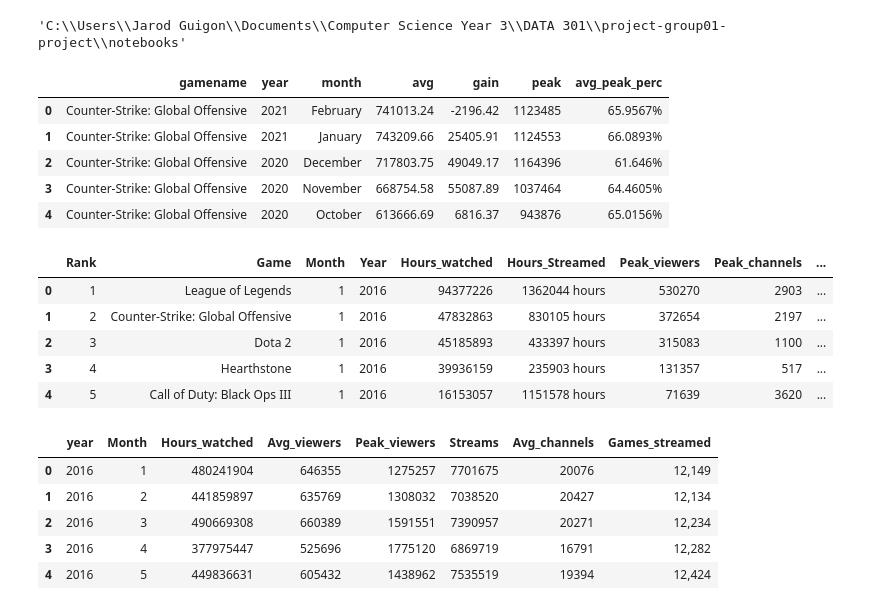
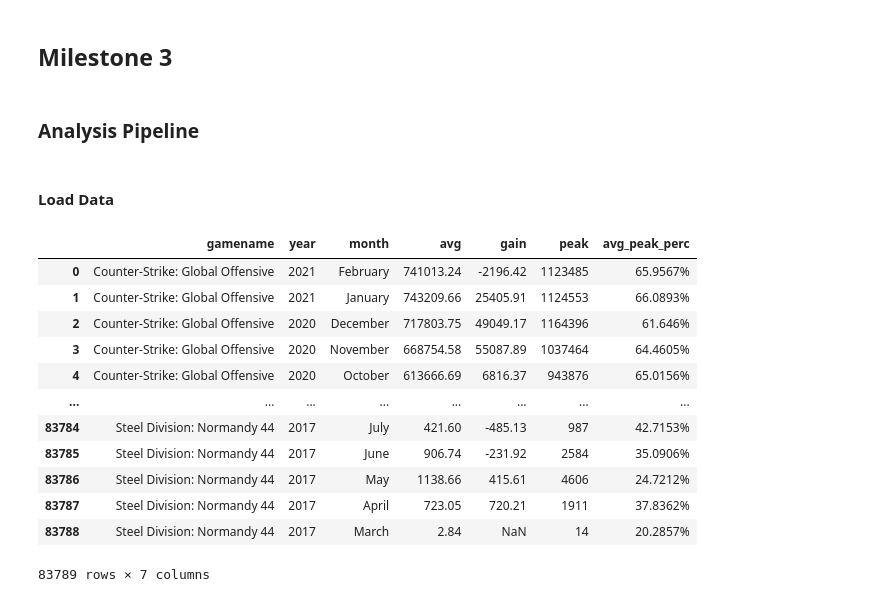
Before and after one commit to data301-2021-winter1/project-group01-project, a Jupyter notebook: notebooks/analysis1.ipynb, the cells around one changed output. Drawn from its saved outputs; the diff is of its cells as text; code cells hidden in the pictures.

Commit message:
Made some progress on milestone 3.-Jarod Guigon

```diff
--- a/notebooks/analysis1.ipynb
+++ b/notebooks/analysis1.ipynb
@@ -10,4 +8,4 @@ import pandas as pd
-# %%
-pwd
-# %% [output]
-'C:\\Users\\Jarod Guigon\\Documents\\Computer Science Year 3\\DATA 301\\project-group01-project\\notebooks'
+# %% [markdown]
+## Milestone 3
+# %% [markdown]
+### Analysis Pipeline
@@ -14,30 +17,21 @@ pwd
+# %% [markdown]
+#### Load Data
 # %%
 chord1 = pd.read_csv('../data/raw/SteamCharts.csv', encoding='latin')
-chord1.head()
+chord2 = pd.read_csv('../data/raw/Twitch_game_data.csv', encoding='latin')
+chord3 = pd.read_csv('../data/raw/Twitch_global_data.csv', encoding='latin')
+chord1
 # %% [output]
 |  | gamename | year | month | avg | gain | peak | avg_peak_perc |
 | 0 | Counter-Strike: Global Offensive | 2021 | February | 741013.24 | -2196.42 | 1123485 | 65.9567% |
 | 1 | Counter-Strike: Global Offensive | 2021 | January | 743209.66 | 25405.91 | 1124553 | 66.0893% |
 | 2 | Counter-Strike: Global Offensive | 2020 | December | 717803.75 | 49049.17 | 1164396 | 61.646% |
 | 3 | Counter-Strike: Global Offensive | 2020 | November | 668754.58 | 55087.89 | 1037464 | 64.4605% |
 | 4 | Counter-Strike: Global Offensive | 2020 | October | 613666.69 | 6816.37 | 943876 | 65.0156% |
+| ... | ... | ... | ... | ... | ... | ... | ... |
+| 83784 | Steel Division: Normandy 44 | 2017 | July | 421.60 | -485.13 | 987 | 42.7153% |
+| 83785 | Steel Division: Normandy 44 | 2017 | June | 906.74 | -231.92 | 2584 | 35.0906% |
+| 83786 | Steel Division: Normandy 44 | 2017 | May | 1138.66 | 415.61 | 4606 | 24.7212% |
+| 83787 | Steel Division: Normandy 44 | 2017 | April | 723.05 | 720.21 | 1911 | 37.8362% |
+| 83788 | Steel Division: Normandy 44 | 2017 | March | 2.84 | NaN | 14 | 20.2857% |
+83789 rows × 7 columns
-# %%
-chord2 = pd.read_csv('../data/raw/Twitch_game_data.csv', encoding='latin')
-chord2.head()
-# %% [output]
-|  | Rank | Game | Month | Year | Hours_watched | Hours_Streamed | Peak_viewers | Peak_channels | ... |
-| 0 | 1 | League of Legends | 1 | 2016 | 94377226 | 1362044 hours | 530270 | 2903 | ... |
-| 1 | 2 | Counter-Strike: Global Offensive | 1 | 2016 | 47832863 | 830105 hours | 372654 | 2197 | ... |
-| 2 | 3 | Dota 2 | 1 | 2016 | 45185893 | 433397 hours | 315083 | 1100 | ... |
-| 3 | 4 | Hearthstone | 1 | 2016 | 39936159 | 235903 hours | 131357 | 517 | ... |
-| 4 | 5 | Call of Duty: Black Ops III | 1 | 2016 | 16153057 | 1151578 hours | 71639 | 3620 | ... |
-# %%
-chord3 = pd.read_csv('../data/raw/Twitch_global_data.csv', encoding='latin')
-chord3.head()
-# %% [output]
-|  | year | Month | Hours_watched | Avg_viewers | Peak_viewers | Streams | Avg_channels | Games_streamed |
-| 0 | 2016 | 1 | 480241904 | 646355 | 1275257 | 7701675 | 20076 | 12,149 |
-| 1 | 2016 | 2 | 441859897 | 635769 | 1308032 | 7038520 | 20427 | 12,134 |
-| 2 | 2016 | 3 | 490669308 | 660389 | 1591551 | 7390957 | 20271 | 12,234 |
-| 3 | 2016 | 4 | 377975447 | 525696 | 1775120 | 6869719 | 16791 | 12,282 |
-| 4 | 2016 | 5 | 449836631 | 605432 | 1438962 | 7535519 | 19394 | 12,424 |
```
Also changed, not shown: parts of 36 cells of this notebook, 1 other file.
